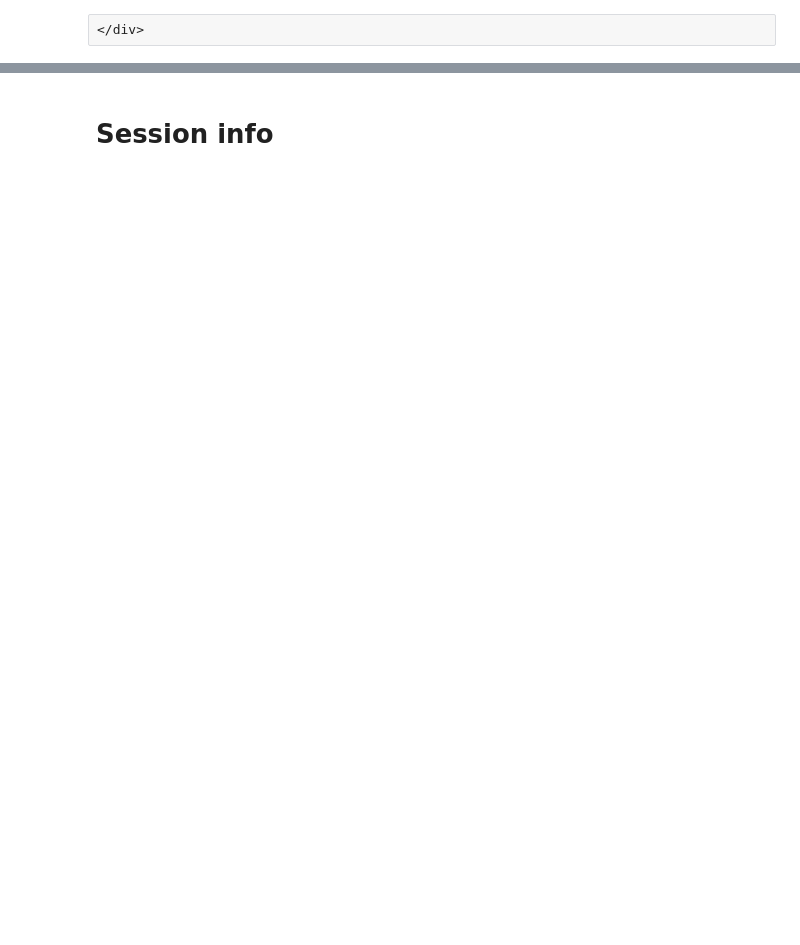
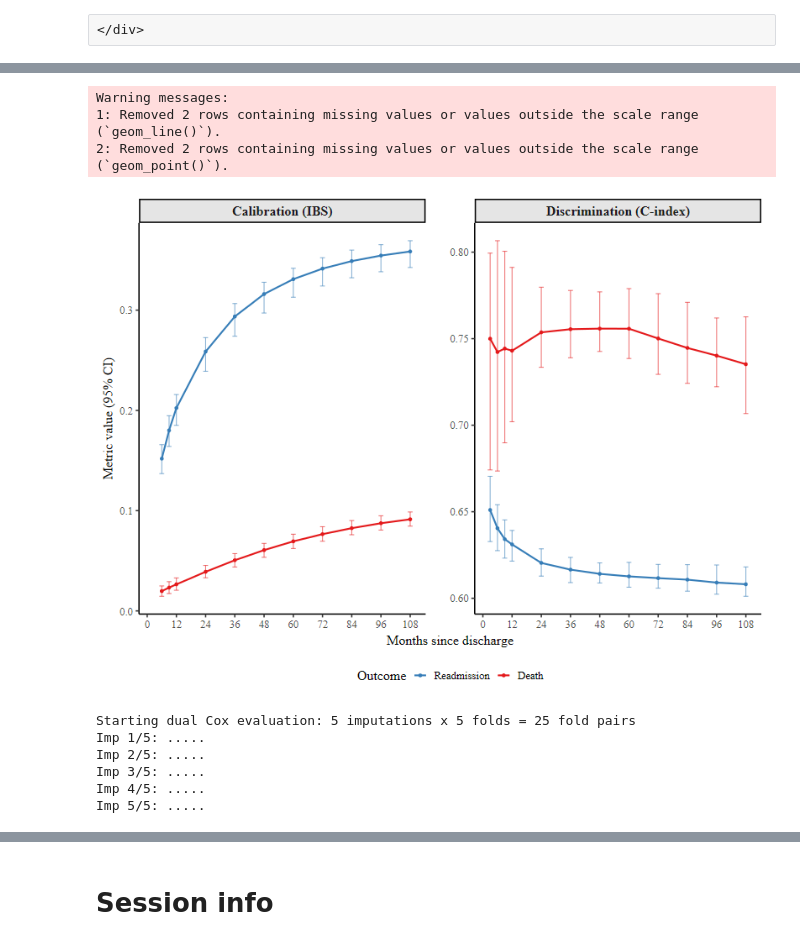
Before and after one commit to FONDECYTACC/cons2025, a Jupyter notebook: prediction23_converted.ipynb, the cells around one changed output, grey strips where cells are left out. Drawn from its saved outputs; the diff is of its cells as text; code cells hidden in the pictures; blank space fills up the shorter version.

```diff
--- a/prediction23_converted.ipynb
+++ b/prediction23_converted.ipynb
@@ -2251,0 +829,62 @@ Imp 4/5: ..
+# %%
+#| label: cindex-ibs-plot-ml-informed
+
+tnr <- "Times New Roman"
+set1_colors <- RColorBrewer::brewer.pal(n = 3, name = "Set1") # Set1 has up to 9 colors, but you only need 2
+set1_colors <- rev(set1_colors[1:2])
+
+# Prepare data (ensure proper extraction from results)
+time_metrics <- results_boot$summary %>%
+  filter(Time != "Global") %>%
+  mutate(Time_num = as.numeric(as.character(Time)),
+         # Ensure proper ordering of Risk factors
+         Risk = factor(Risk, levels = c("Readmission", "Death")))
+
+# Split by metric for separate panels or plots
+cindex_data <- time_metrics %>% filter(Metric == "Uno's C-Index")
+ibs_data <- time_metrics %>% filter(Metric == "IBS")
+
+
+p_faceted <- time_metrics %>%
+  mutate(Metric = ifelse(Metric == "Uno's C-Index", "Discrimination (C-index)", "Calibration (IBS)")) %>%
+  ggplot(aes(x = Time_num, y = mean, color = Risk, fill = Risk)) +
+  geom_line(linewidth = 1) +
+  geom_point(size = 1.5) +
+  geom_errorbar(aes(ymin = q025, ymax = q975), width = 2, alpha = 0.6, size = 0.5) +
+  facet_wrap(~Metric, scales = "free_y", ncol = 2) +
+  scale_color_manual(values = set1_colors) +
+  scale_fill_manual(values = set1_colors) +
+  scale_x_continuous(breaks = seq(0, 108, by = 12)) +
+  labs(x = "Months since discharge",
+       y = "Metric value (95% CI)",
+       color = "Outcome",
+       fill = "Outcome") +
+  theme_classic(base_size = 16, base_family= tnr) +
+  theme(legend.position = "bottom",
+        strip.background = element_rect(fill = "grey90", color = "black"),
+        strip.text = element_text(face = "bold", size = 16),
+        panel.spacing = unit(2, "lines"))
+
+p_faceted
+# %% [output]
+Warning messages:
+1: Removed 2 rows containing missing values or values outside the scale range (`geom_line()`).
+2: Removed 2 rows containing missing values or values outside the scale range (`geom_point()`).
+[figure, added]
+# %%
+#| label: cindex-ibs-cv5-full-ph-cox
+
+results_boot_full <- evaluate_dual_cox_python_style(
+  formula_readmit = formula_readmit_updated2,
+  formula_death = formula_death_updated2,
+  imputed_list = py_corrected_datasets_boot,
+  k_folds = 5,
+  eval_times = c(3, 6, 9, 12, 24, 36, 48, 60, 72, 84, 96, 108)
+)
+# %% [output]
+Starting dual Cox evaluation: 5 imputations x 5 folds = 25 fold pairs
+Imp 1/5: .....
+Imp 2/5: .....
+Imp 3/5: .....
+Imp 4/5: .....
+Imp 5/5: .....
```
Also changed, not shown: parts of 93 cells of this notebook, 4 other files.
